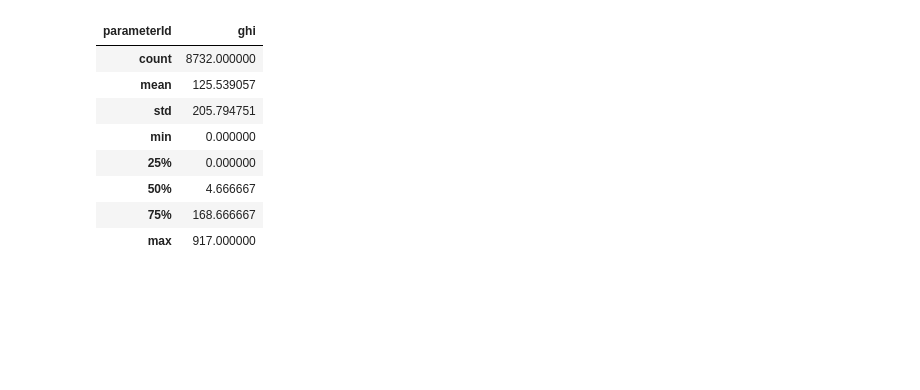
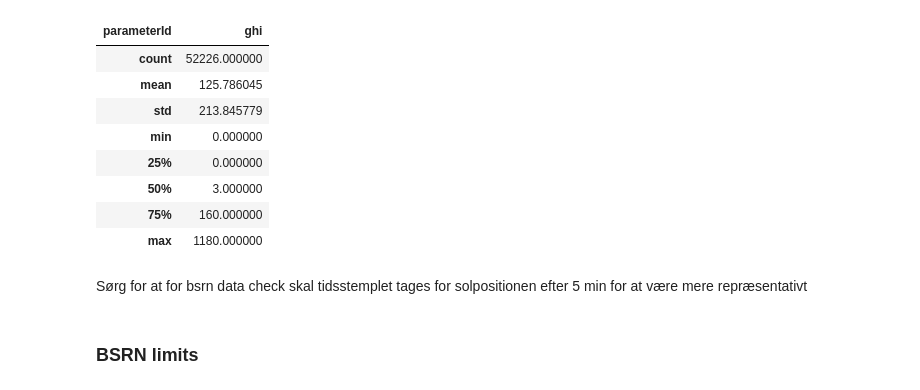
Before and after one commit to MatildeMGM/solar_forecast_project, a Jupyter notebook: notebooks/data_mining.ipynb, the cells around one changed output. Drawn from its saved outputs; the diff is of its cells as text; code cells hidden in the pictures; blank space fills up the shorter version.

```diff
--- a/notebooks/data_mining.ipynb
+++ b/notebooks/data_mining.ipynb
@@ -12,9 +18,9 @@ sys.path.insert(0, str(project_root))
 
 from scripts.functions import prep_dmi_irradiance
 # %%
-data = prep_dmi_irradiance(start="2025-01-01", end="2025-12-31")
+data_raw = prep_dmi_irradiance(start="2025-01-01", end="2025-12-31")
 
-data.head(20)
+data_raw.head(20)
 # %% [output]
 | parameterId | ghi |
 | timestamp |  |
@@ -48,12 +54,14 @@ memory usage: 136.4 KB
 # %%
-data.describe()
+data_raw.describe()
 # %% [output]
 | parameterId | ghi |
-| count | 8732.000000 |
-| mean | 125.539057 |
-| std | 205.794751 |
+| count | 52226.000000 |
+| mean | 125.786045 |
+| std | 213.845779 |
 | min | 0.000000 |
 | 25% | 0.000000 |
-| 50% | 4.666667 |
-| 75% | 168.666667 |
-| max | 917.000000 |
+| 50% | 3.000000 |
+| 75% | 160.000000 |
+| max | 1180.000000 |
+# %% [markdown]
+Sørg for at for bsrn data check skal tidsstemplet tages for solpositionen efter 5 min for at være mere repræsentativt
@@ -59,0 +79,2 @@ data.describe()
+# %% [markdown]
+### BSRN limits
```
Also changed, not shown: parts of 12 cells of this notebook.
